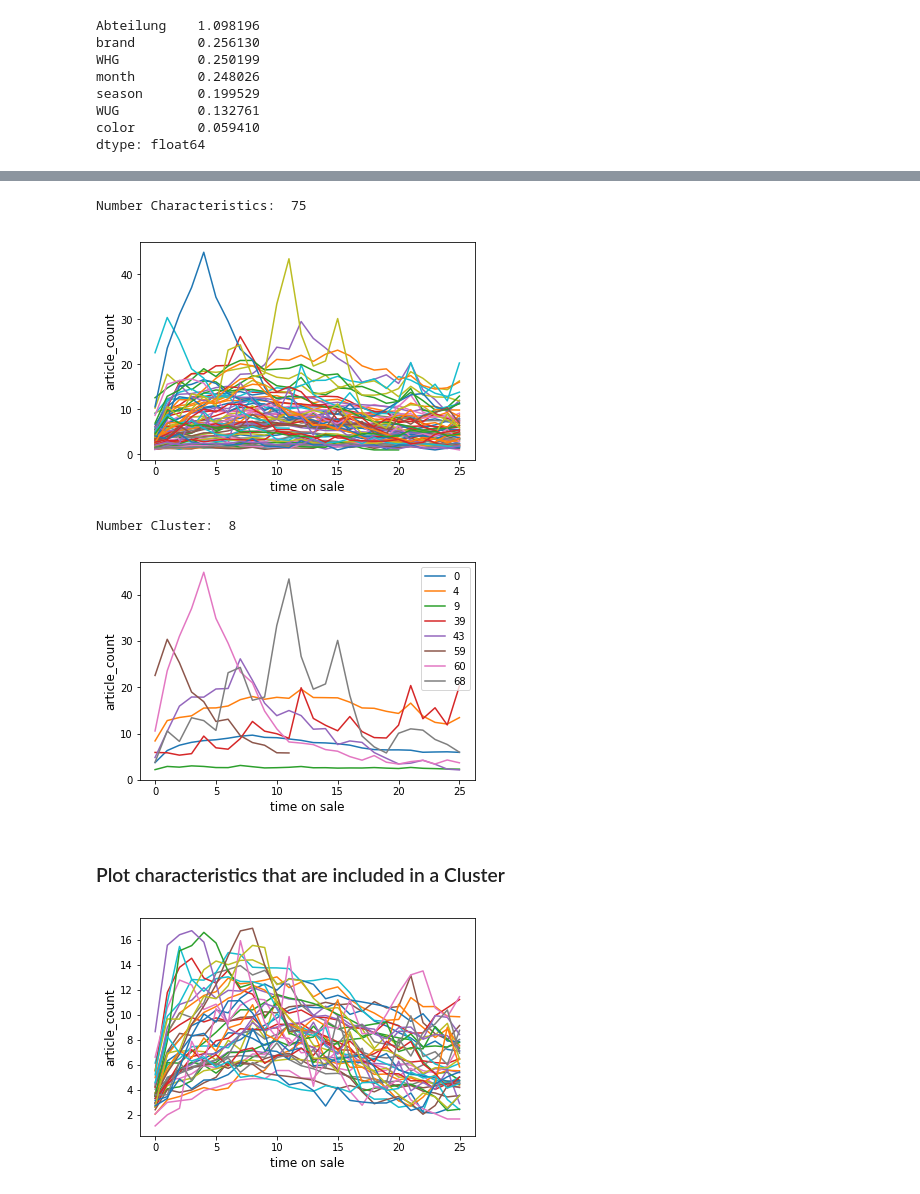
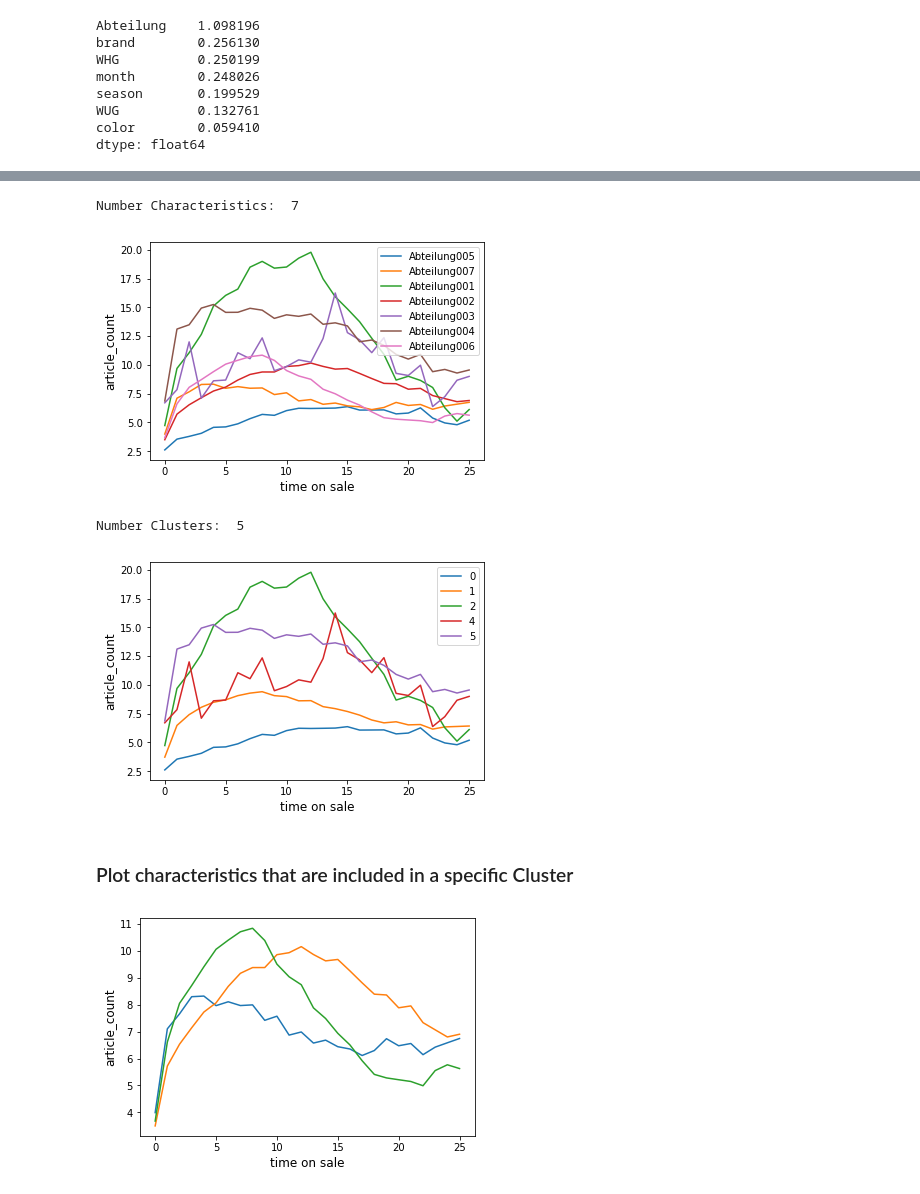
Before and after one commit to indyfree/tailor, a Jupyter notebook: notebooks/06-cluster-feature.ipynb, the cells around one changed output, grey strips where cells are left out. Drawn from its saved outputs; the diff is of its cells as text; code cells hidden in the pictures.

Commit message:
Update clustering notebook

```diff
--- a/notebooks/06-cluster-feature.ipynb
+++ b/notebooks/06-cluster-feature.ipynb
@@ -19,7 +19,7 @@ df = tailor.load_data()
 feats = ['color', 'brand', 'Abteilung', 'WHG', 'WUG', 'season', 'month']
 ranked_features = ranking.rank_features(df, distance.euclidean, feats, 'article_count')
 print(ranked_features)
-feat = 'brand'
+feat = 'Abteilung'
 # %% [output]
 Abteilung    1.098196
 brand        0.256130
@@ -37,0 +38,4 @@ Wall time: 1min 56s
+# %%
+%%time
+cluster_feat = df_cluster.loc[:, [feat, 'cluster']].groupby(feat).mean()
+df = df.merge(cluster_feat, left_on=feat, right_on=feat)
@@ -38,18 +45,18 @@ Wall time: 1min 56s
 # %%
 print("Number Characteristics: ", len(df[feat].unique()))
-plot_feature_history(df, feat, 'article_count', False);
+plot_feature_characteristics(df, feat, 'article_count', legend=True);
 # %% [output]
-Number Characteristics:  75
+Number Characteristics:  7
-[figure, old version]
+[figure, new version]
 # %%
-print("Number Cluster: ", len(df_cluster['cluster'].unique()))
-plot_feature_history(df_cluster, 'cluster', 'article_count');
+print("Number Clusters: ", len(df_cluster['cluster'].unique()))
+plot_feature_characteristics(df_cluster, 'cluster', 'article_count');
 # %% [output]
-Number Cluster:  8
+Number Clusters:  5
-[figure, old version]
+[figure, new version]
 # %% [markdown]
-### Plot characteristics that are included in a Cluster
+### Plot characteristics that are included in a specific Cluster
 # %%
-plot_feature_history(df_cluster.loc[df_cluster.cluster == 0], feat, 'article_count', False);
+plot_feature_characteristics(df_cluster.loc[df_cluster.cluster == 1], feat, 'article_count', legend=False);
 # %% [output]
-[figure, old version]
+[figure, new version]
```
Also changed, not shown: parts of 5 cells of this notebook, 1 other file.
